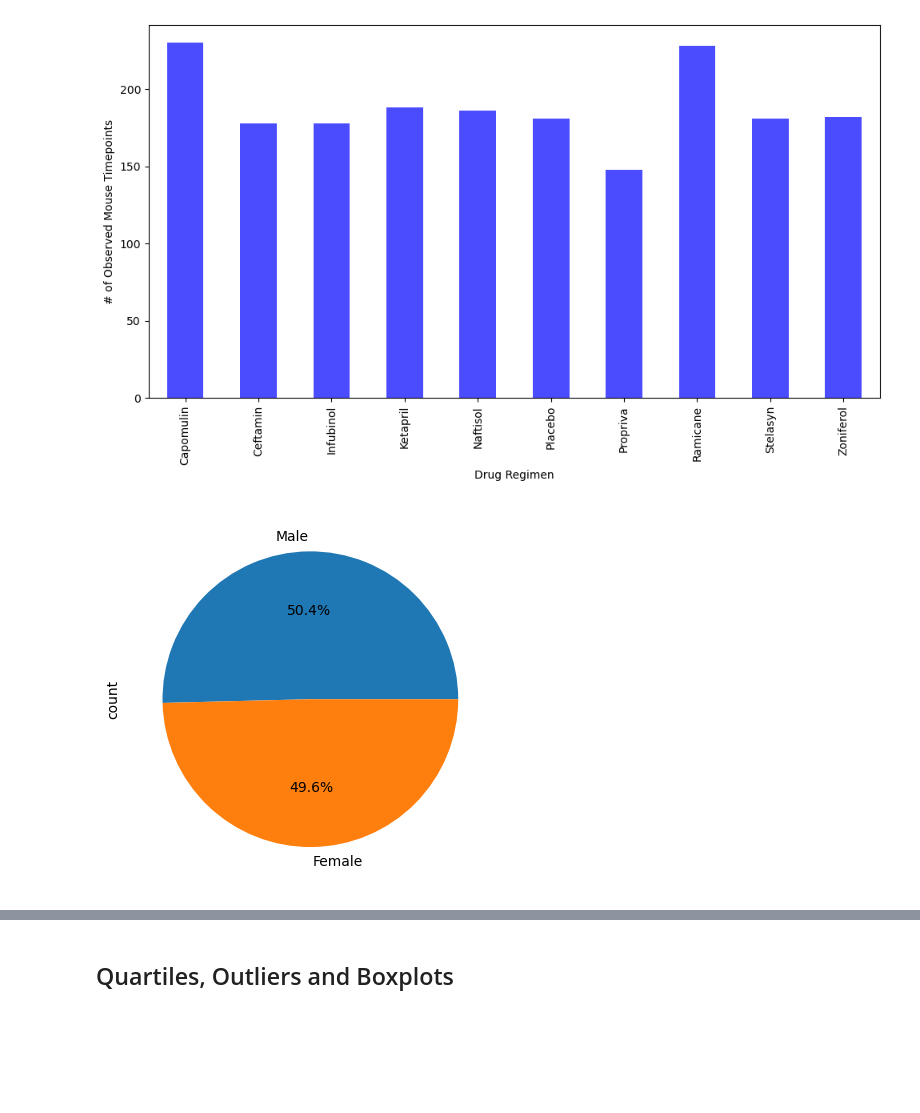
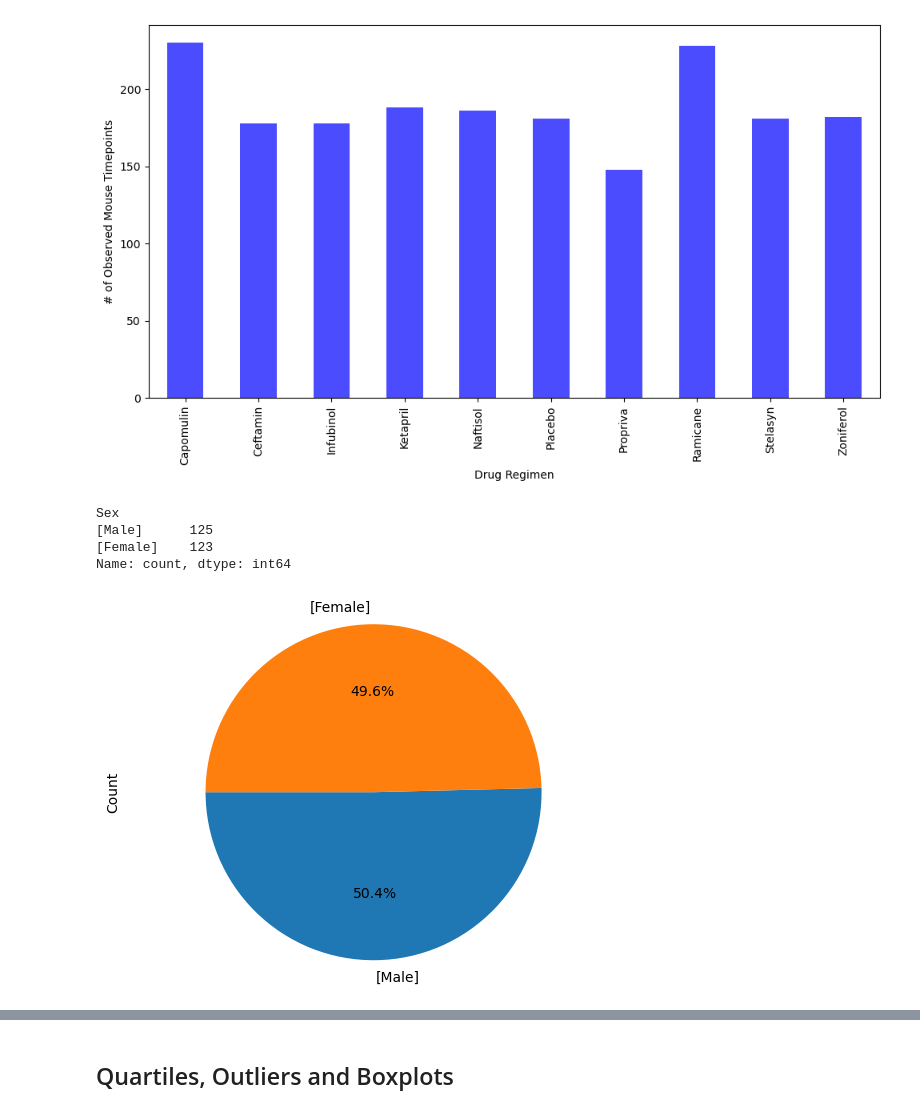
Before and after one commit to Kwessler93/Matplotlib-Challenge, a Jupyter notebook: pymaceuticals_starter.ipynb, the cells around one changed output, grey strips where cells are left out. Cells and saved outputs as stored; diff of their text form; code cells hidden in the pictures; blank space fills up the shorter version.

```diff
--- a/pymaceuticals_starter.ipynb
+++ b/pymaceuticals_starter.ipynb
@@ -169,10 +169,23 @@ plt.show()
 
 # Get the unique mice with their gender
 
-
-# Make the pie chart
+mice_gender = study_results_clean.groupby("Mouse ID")["Sex"].unique().value_counts()
+mice_gender
 # %% [output]
-[figure, removed]
+Sex
+[Male]      125
+[Female]    123
+Name: count, dtype: int64
+# %%
+
+
+# Make the pie chart
+mice_gender.plot(kind='pie', autopct='%1.1f%%', startangle=180)
+plt.ylabel("Count")
+plt.axis('equal')
+plt.show()
+# %% [output]
+[figure, added]
 # %%
 # Generate a pie chart, using pyplot, showing the distribution of unique female versus male mice used in the study
 
```
Also changed, not shown: parts of 1 cell of this notebook.
